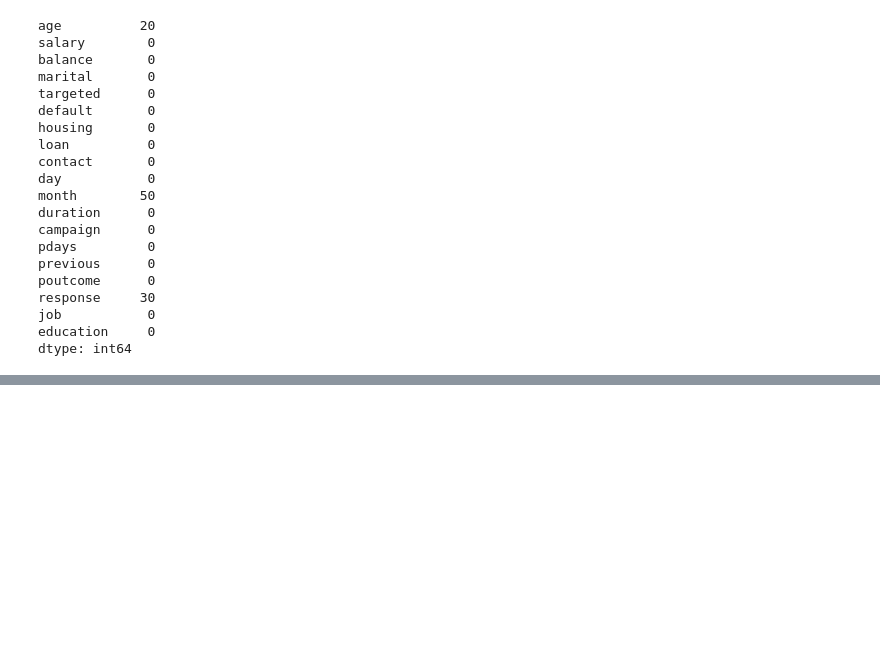
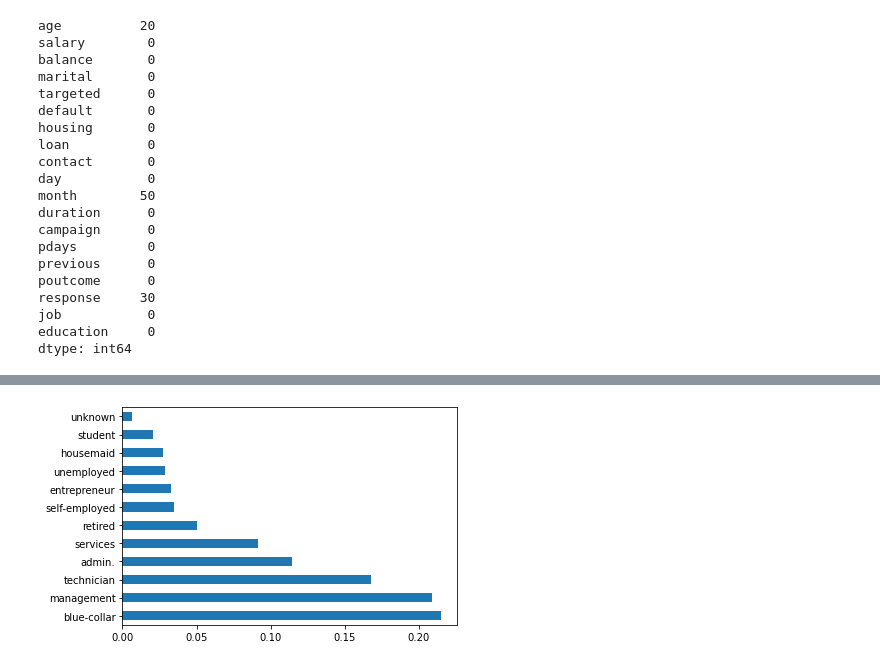
Before and after one commit to keijiart/EDA_Marketing, a Jupyter notebook: EDA_Marketing.ipynb, the cells around one changed output, grey strips where cells are left out. Saved outputs shown, nothing was run; the diff lists cells and outputs as text; code cells hidden in the pictures; blank space fills up the shorter version.

```diff
--- a/EDA_Marketing.ipynb
+++ b/EDA_Marketing.ipynb
@@ -96,0 +170,5 @@ dtype: int64
+# %%
+data.job.value_counts(normalize=True).plot.barh()
+plt.show()
+# %% [output]
+[figure, added]
```
Also changed, not shown: parts of 10 cells of this notebook.
